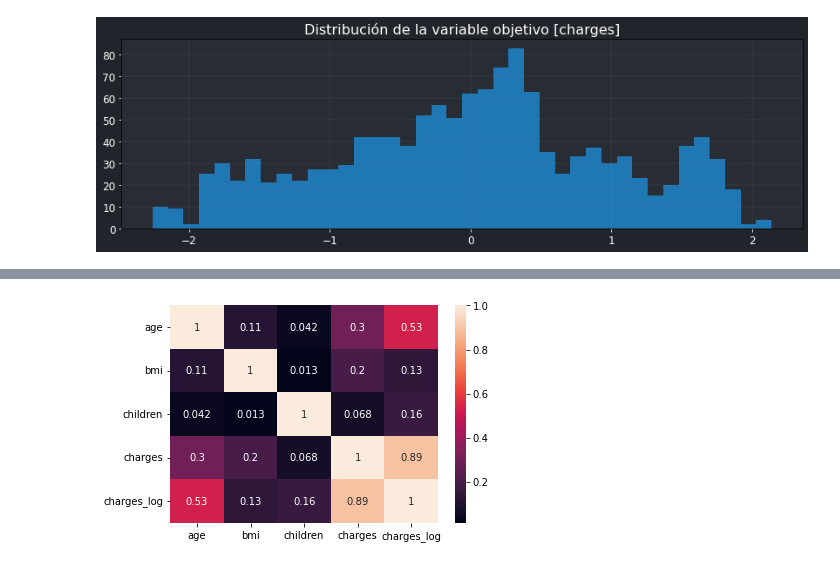
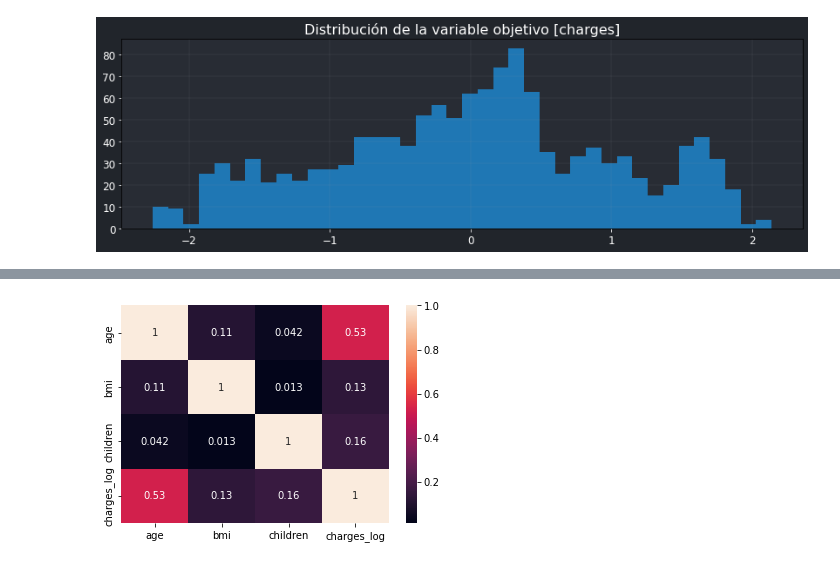
Before and after one commit to JuanFeA98/Machine_Learning, a Jupyter notebook: Regresión Lineal/02. Regresión Lineal (Medical).ipynb, the cells around one changed output, grey strips where cells are left out. Drawn from its saved outputs; the diff is of its cells as text; code cells hidden in the pictures.

```diff
--- a/Regresión Lineal/02. Regresión Lineal (Medical).ipynb
+++ b/Regresión Lineal/02. Regresión Lineal (Medical).ipynb
@@ -29,0 +21,3 @@ df.head()
+# %%
+df.reset_index(inplace=True)
+df = df.rename(columns={'index':'ID'})
@@ -130,5 +139,5 @@ plt.show()
 # %%
-sns.heatmap(df.corr(), annot=True)
+sns.heatmap(df[['age', 'bmi', 'children', 'charges_log']].corr(), annot=True)
 plt.show()
 # %% [output]
-[figure, old version]
+[figure, new version]
```
Also changed, not shown: parts of 18 cells of this notebook.
